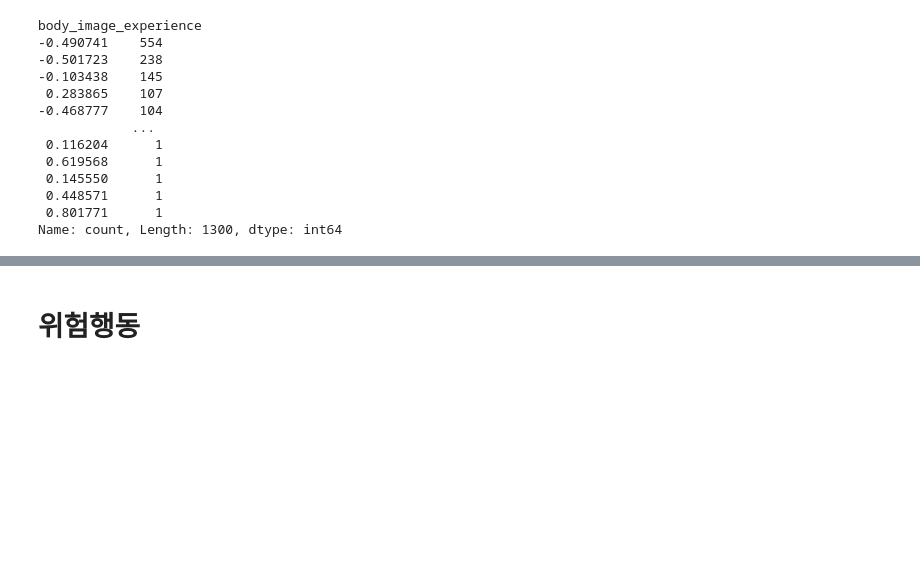
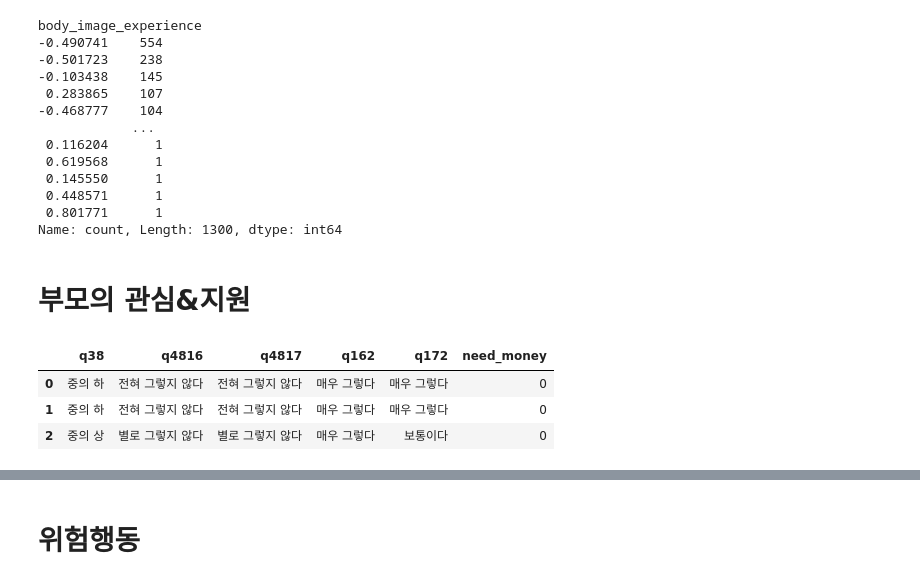
Before and after one commit to HyunsungRyu/education_analysis, a Jupyter notebook: happyindex.ipynb, the cells around one changed output, grey strips where cells are left out. Drawn from its saved outputs; the diff is of its cells as text; code cells hidden in the pictures; blank space fills up the shorter version.

Commit message:
add support

```diff
--- a/happyindex.ipynb
+++ b/happyindex.ipynb
@@ -1054,3 +994,17 @@ body_image_experience
  0.448571      1
  0.801771      1
 Name: count, Length: 1300, dtype: int64
+# %% [markdown]
+# 부모의 관심&지원
+# %%
+# 재정적 지원
+financial_support = ['q38', 'q4816', 'q4817']
+time_support = ['q162', 'q172']
+support = pd.concat([df[financial_support], df[time_support]], axis=1)
+support['need_money'] = df['q27'].apply(lambda x: 1 if x == '돈' else 0)
+support.head(3)
+# %% [output]
+|  | q38 | q4816 | q4817 | q162 | q172 | need_money |
+| 0 | 중의 하 | 전혀 그렇지 않다 | 전혀 그렇지 않다 | 매우 그렇다 | 매우 그렇다 | 0 |
+| 1 | 중의 하 | 전혀 그렇지 않다 | 전혀 그렇지 않다 | 매우 그렇다 | 매우 그렇다 | 0 |
+| 2 | 중의 상 | 별로 그렇지 않다 | 별로 그렇지 않다 | 매우 그렇다 | 보통이다 | 0 |
```
Also changed, not shown: parts of 70 cells of this notebook, 25 other files.
